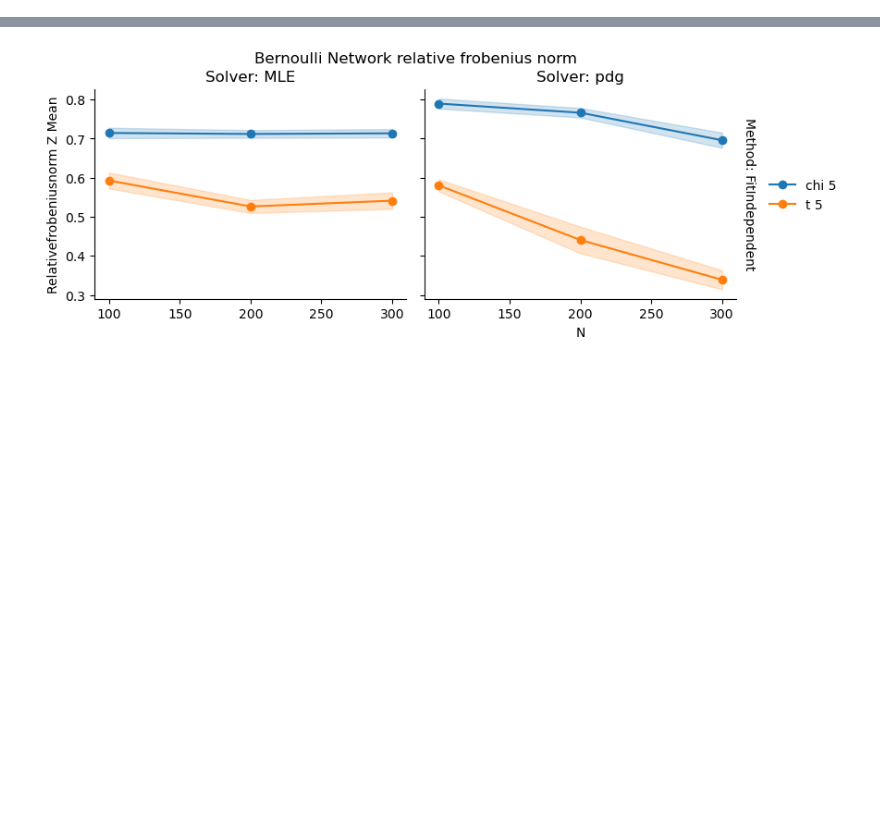
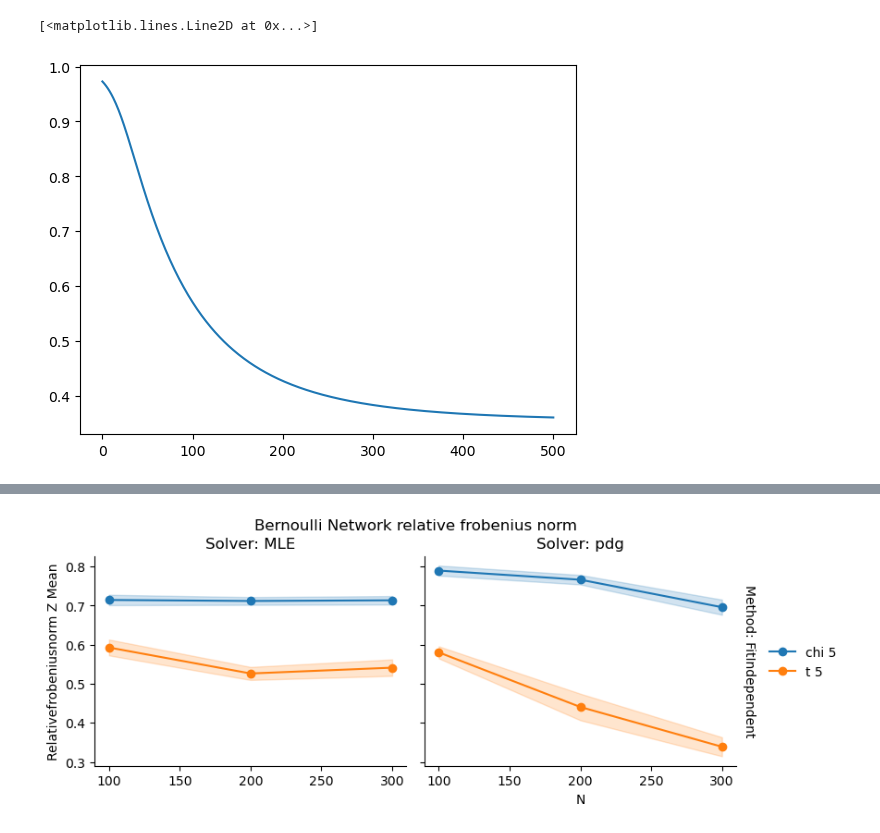
Before and after one commit to lorenzo-costa/testing-network-independence, a Jupyter notebook: notebooks/new_setup.ipynb, the cells around one changed output, grey strips where cells are left out. Saved outputs shown, nothing was run; the diff lists cells and outputs as text; code cells hidden in the pictures; blank space fills up the shorter version.

```diff
--- a/notebooks/new_setup.ipynb
+++ b/notebooks/new_setup.ipynb
@@ -121,0 +154,7 @@ plt.plot(Z_distance_history)
+# %%
+error_history = [RelativeFrobeniusNorm(gram_matrix=True)({'estimated_latent': Z[0], 'true_latent': data['Z']}) for Z in out[2]]
+
+plt.plot(error_history)
+# %% [output]
+[<matplotlib.lines.Line2D at 0x...>]
+[figure, added]
```
Also changed, not shown: parts of 25 cells of this notebook, 11 other files.
